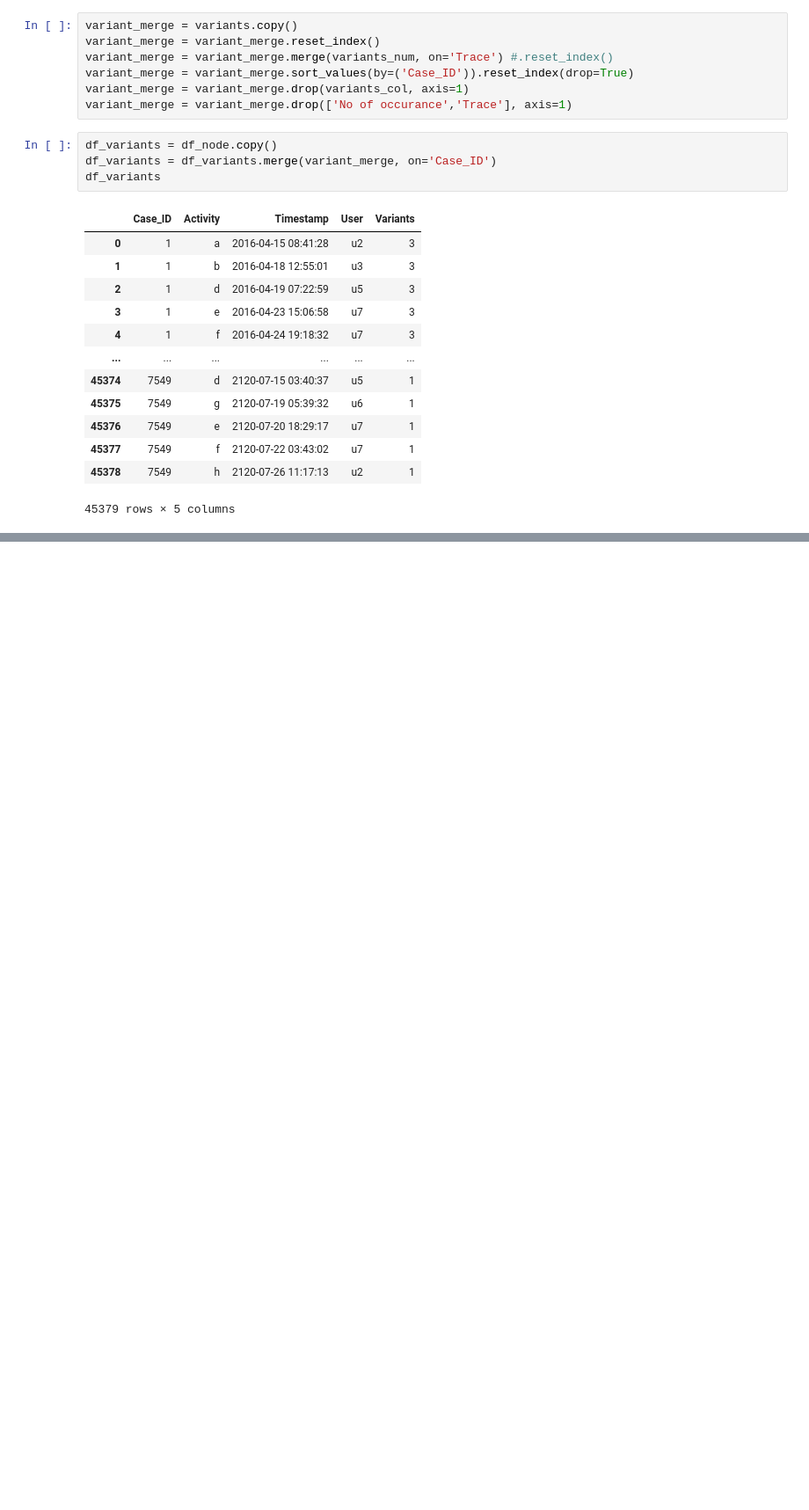
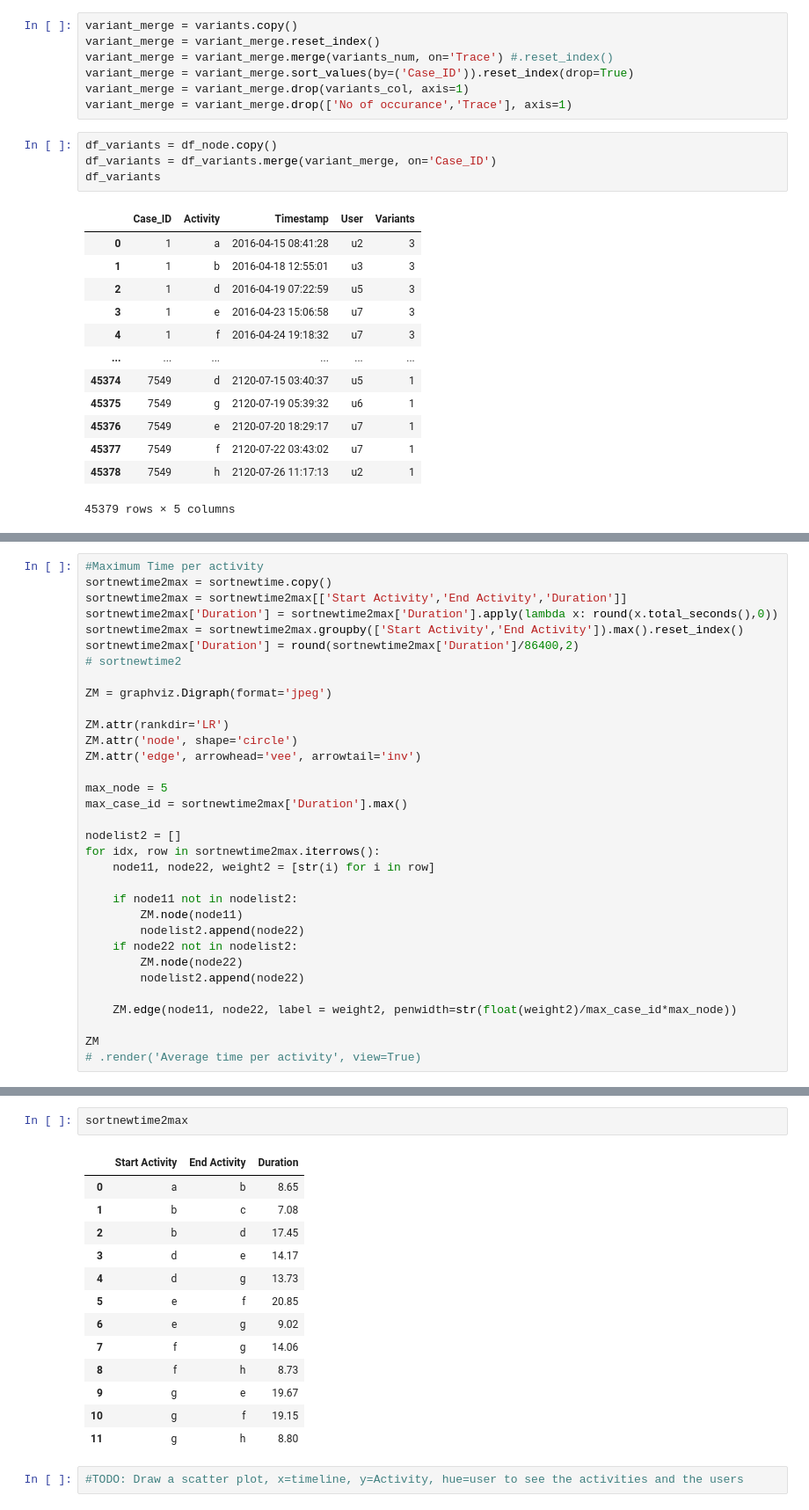
Before and after one commit to nkwachiabel/Process-Mining-A-Primer, a Jupyter notebook: Process Mining 3.ipynb, the cells around one changed output, grey strips where cells are left out. Shown at 88% size. Drawn from its saved outputs; the diff is of its cells as text; blank space fills up the shorter version.

```diff
--- a/Process Mining 3.ipynb
+++ b/Process Mining 3.ipynb
@@ -532,0 +620,33 @@ See the caveats in the documentation: https://pandas.pydata.org/pandas-docs/stab
+# %%
+#Maximum Time per activity
+sortnewtime2max = sortnewtime.copy()
+sortnewtime2max = sortnewtime2max[['Start Activity','End Activity','Duration']]
+sortnewtime2max['Duration'] = sortnewtime2max['Duration'].apply(lambda x: round(x.total_seconds(),0))
+sortnewtime2max = sortnewtime2max.groupby(['Start Activity','End Activity']).max().reset_index()
+sortnewtime2max['Duration'] = round(sortnewtime2max['Duration']/86400,2)
+# sortnewtime2
+
+ZM = graphviz.Digraph(format='jpeg')
+
+ZM.attr(rankdir='LR')
+ZM.attr('node', shape='circle')
+ZM.attr('edge', arrowhead='vee', arrowtail='inv')
+
+max_node = 5
+max_case_id = sortnewtime2max['Duration'].max()
+
+nodelist2 = []
+for idx, row in sortnewtime2max.iterrows():
+    node11, node22, weight2 = [str(i) for i in row]
+
+    if node11 not in nodelist2:
+        ZM.node(node11)
+        nodelist2.append(node22)
+    if node22 not in nodelist2:
+        ZM.node(node22)
+        nodelist2.append(node22)
+
+    ZM.edge(node11, node22, label = weight2, penwidth=str(float(weight2)/max_case_id*max_node))
+
+ZM
+# .render('Average time per activity', view=True)
@@ -532,0 +655,18 @@ See the caveats in the documentation: https://pandas.pydata.org/pandas-docs/stab
+# %%
+sortnewtime2max
+# %% [output]
+|  | Start Activity | End Activity | Duration |
+| 0 | a | b | 8.65 |
+| 1 | b | c | 7.08 |
+| 2 | b | d | 17.45 |
+| 3 | d | e | 14.17 |
+| 4 | d | g | 13.73 |
+| 5 | e | f | 20.85 |
+| 6 | e | g | 9.02 |
+| 7 | f | g | 14.06 |
+| 8 | f | h | 8.73 |
+| 9 | g | e | 19.67 |
+| 10 | g | f | 19.15 |
+| 11 | g | h | 8.80 |
+# %%
+#TODO: Draw a scatter plot, x=timeline, y=Activity, hue=user to see the activities and the users
```
Also changed, not shown: parts of 31 cells of this notebook.
